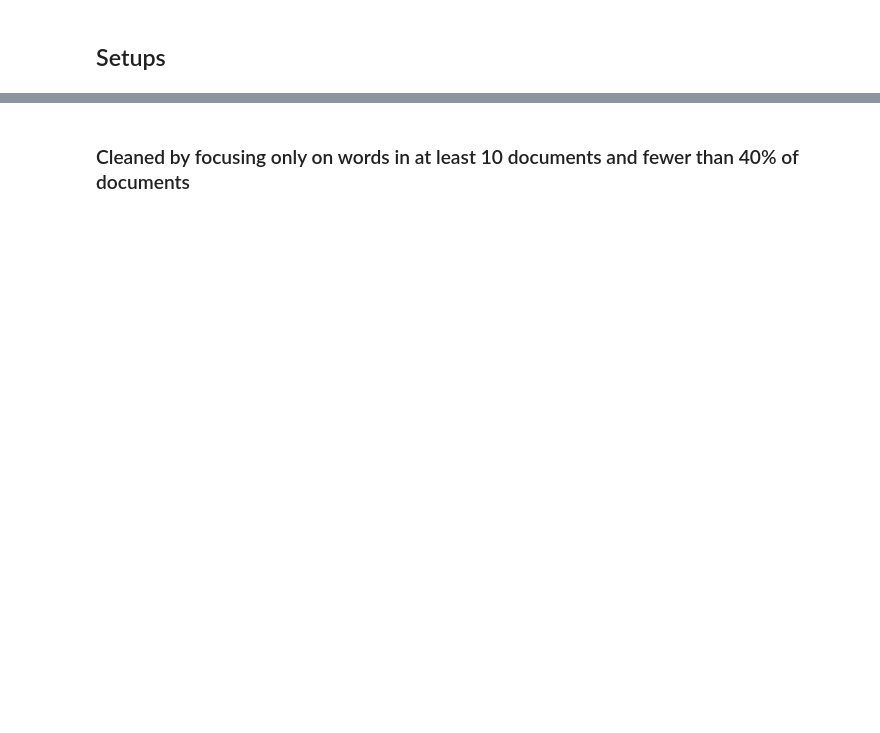
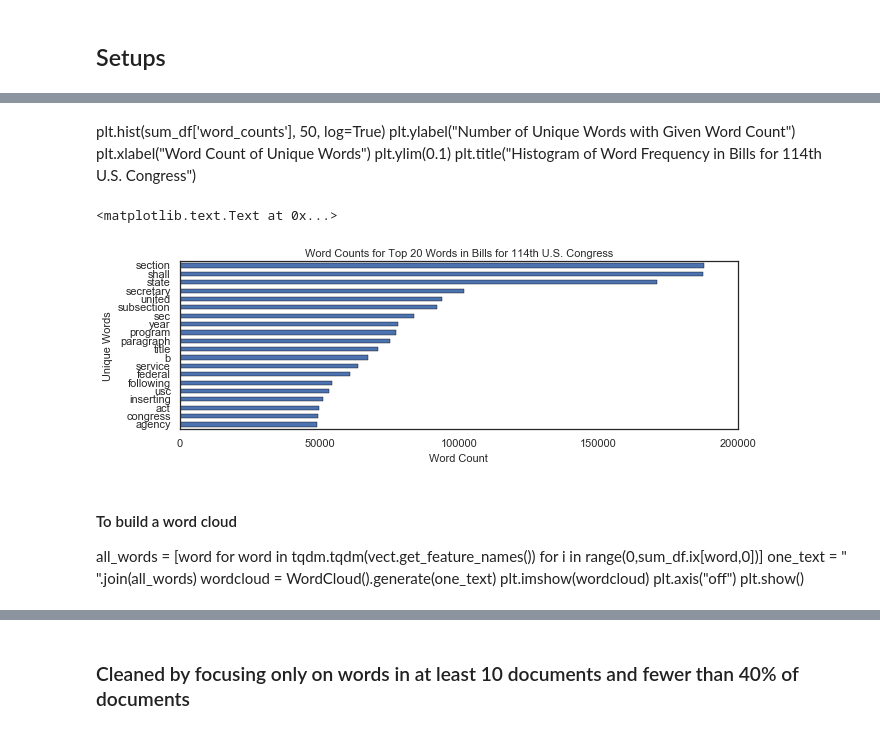
Before and after one commit to joelmpiper/bill_taxonomy, a Jupyter notebook: notebooks/Slide_Builder.ipynb, the cells around one changed output, grey strips where cells are left out. Drawn from its saved outputs; the diff is of its cells as text; code cells hidden in the pictures; blank space fills up the shorter version.

```diff
--- a/notebooks/Slide_Builder.ipynb
+++ b/notebooks/Slide_Builder.ipynb
@@ -198,0 +106,2 @@ plt.show()
+# %%
+column_sums = us_tf_text_raw.sum(axis=0)
@@ -198,0 +111,28 @@ plt.show()
+# %%
+sum_df = pd.DataFrame(column_sums.transpose(), index=us_tf_vect_raw.get_feature_names(), columns=['word_counts'])
+# %%
+us_top_20 = sum_df.sort_values(by='word_counts', ascending=False)[0:20]
+# %% [markdown]
+plt.hist(sum_df['word_counts'], 50, log=True)
+plt.ylabel("Number of Unique Words with Given Word Count")
+plt.xlabel("Word Count of Unique Words")
+plt.ylim(0.1)
+plt.title("Histogram of Word Frequency in Bills for 114th U.S. Congress")
+# %%
+us_top_20.sort_values(by='word_counts').plot(kind='barh', legend=None, figsize=figsize)
+plt.ylabel("Unique Words", size=label_size)
+plt.xlabel("Word Count", size=label_size)
+plt.yticks(size=label_size)
+plt.xticks(size=label_size)
+plt.title("Word Counts for Top 20 Words in Bills for 114th U.S. Congress", size=label_size)
+# %% [output]
+<matplotlib.text.Text at 0x...>
+[figure, added]
+# %% [markdown]
+#### To build a word cloud
+all_words = [word for word in tqdm.tqdm(vect.get_feature_names()) for i in range(0,sum_df.ix[word,0])]
+one_text = " ".join(all_words)
+wordcloud = WordCloud().generate(one_text)
+plt.imshow(wordcloud)
+plt.axis("off")
+plt.show()
```
Also changed, not shown: parts of 161 cells of this notebook, 9 other files.
